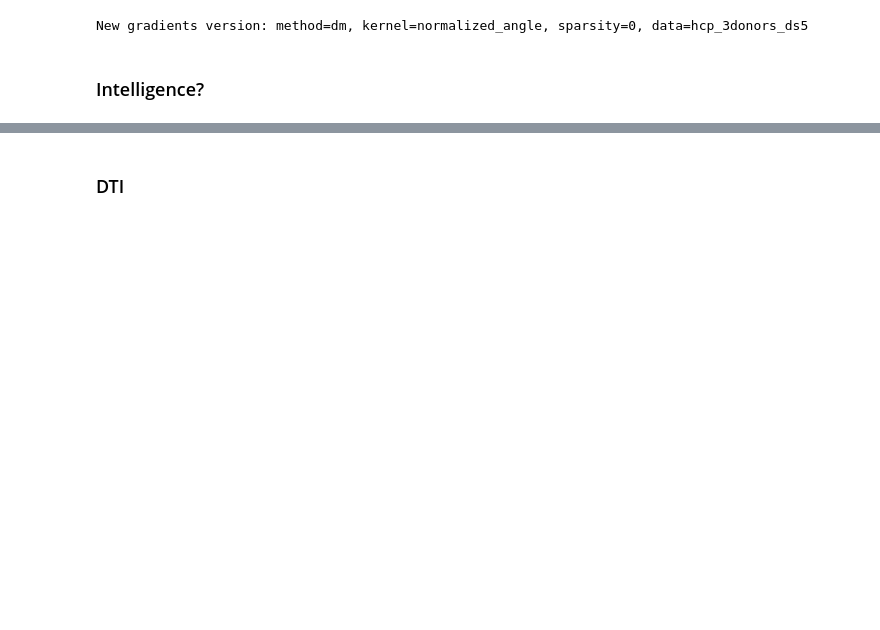
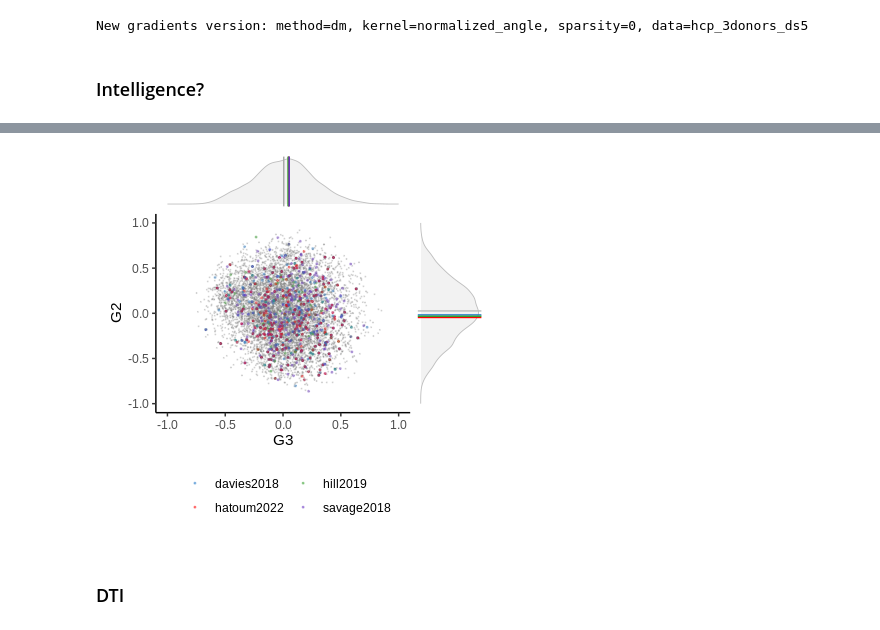
Before and after one commit to richardajdear/AHBA_gradients, a Jupyter notebook: notebooks/gwas.ipynb, the cells around one changed output, grey strips where cells are left out. Drawn from its saved outputs; the diff is of its cells as text; code cells hidden in the pictures; blank space fills up the shorter version.

```diff
--- a/notebooks/gwas.ipynb
+++ b/notebooks/gwas.ipynb
@@ -63,3 +114,67 @@ gwas_stats
+# %%
+weights_gwas = pd.concat([
+    weights.assign(label=None),
+    weights.join(gwas_int.set_index('gene')).dropna()
+])
+# %%
+%%R -i weights_gwas -w 10 -h 10 -u cm -r 100
+
+p_scatter <- weights_gwas %>% filter(is.na(label)) %>%
+ggplot(aes(x=G3, y=G2)) +
+geom_point(aes(color=NA), size=.1, alpha=.2) +
+geom_point(data=weights_gwas %>% filter(!is.na(label)), aes(color=label), size=.4, alpha=.3) +
+# geom_point(data=weights_gwas %>% filter(label=='hatoum2022'), aes(color=label), size=.5, alpha=.5) +
+xlim(c(-1,1)) + ylim(c(-1,1)) +
+scale_color_manual(values=c(cols25(4)), name=NULL) +
+guides(color=guide_legend(nrow=2)) +
+theme_classic() +
+theme(
+    panel.grid=element_blank(),
+    legend.position='bottom'
+)
+
+df_means <- weights_gwas %>%
+    filter(!is.na(label)) %>%
+    group_by(label) %>%
+    summarise(G2=mean(G2), G3=mean(G3))
+
+colors <- c(
+    brewer.rdbu(11)[c(2,10)],
+    brewer.prgn(11)[c(2,10)],
+    brewer.brbg(11)[c(2,10)]
+) %>%
+brightness(scalefac(1.5))
+
+p_g2 <- weights_gwas %>%
+filter(is.na(label)) %>%
+ggplot(aes(x=G2)) +
+geom_density(fill='grey', color='grey', size=.3, alpha=.2) +
+geom_vline(aes(xintercept=mean(G2)), color='grey') +
+geom_vline(data=df_means %>% filter(label!='savage2018'), aes(xintercept=G2, color=label)) +
+xlim(c(-1,1)) +
+scale_color_manual(values=c(cols25(4)), name=NULL, guide=F) +
+coord_flip() +
+theme_void()
+
+p_g3 <- weights_gwas %>%
+filter(is.na(label)) %>%
+ggplot(aes(x=G3)) +
+geom_density(fill='grey', color='grey', size=.3, alpha=.2) +
+geom_vline(aes(xintercept=mean(G3)), color='darkgrey', size=.5) +
+geom_vline(data=df_means, aes(xintercept=G3, color=label), size=.5) +
+xlim(c(-1,1)) +
+scale_color_manual(values=c(cols25(4)), name=NULL, guide=F) +
+theme_void()
+
+design <- c(
+    area(t=2,b=5,l=1,r=4),
+    area(t=2,b=5,l=5,r=5),
+    area(t=1,b=1,l=1,r=4)
+)
+
+p_scatter + p_g2 + p_g3 + plot_layout(design=design)
+# %% [output]
+[figure, added]
 # %% [markdown]
 ### DTI
 # %%
```
Also changed, not shown: parts of 7 cells of this notebook, 18 other files.
